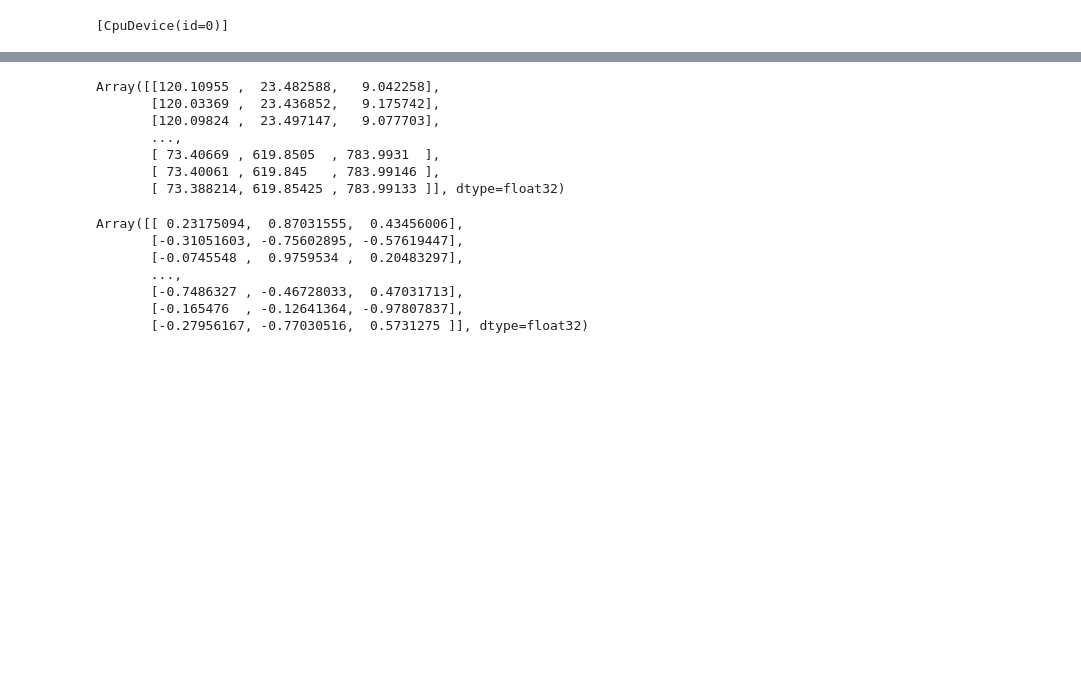
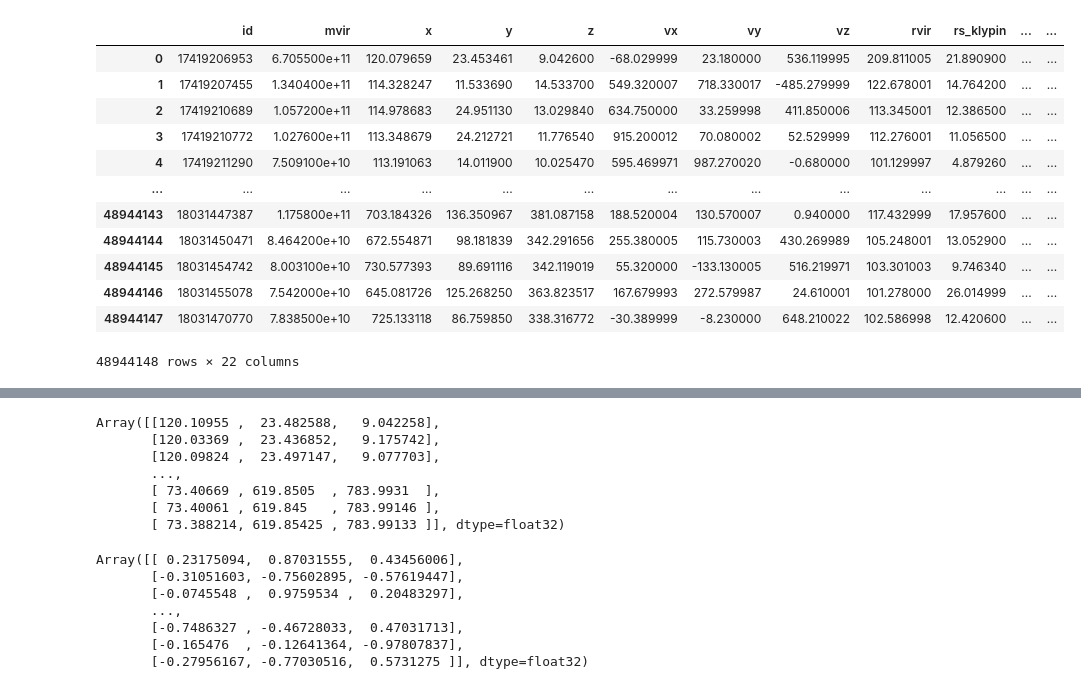
Before and after one commit to rpaviot/NRV_HOD, a Jupyter notebook: HOD_NRV2_part2.ipynb, the cells around one changed output, grey strips where cells are left out. Saved outputs shown, nothing was run; the diff lists cells and outputs as text; code cells hidden in the pictures; blank space fills up the shorter version.

```diff
--- a/HOD_NRV2_part2.ipynb
+++ b/HOD_NRV2_part2.ipynb
@@ -23,0 +23,3 @@ halo = pd.read_parquet('/Users/ler13nrv/Documents/halo_catalogue.parquet')
+# %%
+halo = pd.read_parquet('')
+from dataclasses import make_dataclass
@@ -31,7 +118,5 @@ Index(['id', 'mvir', 'x', 'y', 'z', 'vx', 'vy', 'vz', 'rvir', 'rs_klypin',
 # %%
-jax.devices()
+df2 = halo_catalogue[halo_catalogue.mvir > 2000]
-# %% [output]
-[CpuDevice(id=0)]
 # %%
 b = np.column_stack([halo.b_x,halo.b_y,halo.b_z])
 a = np.column_stack([halo.a_x,halo.a_y,halo.a_z])
@@ -228,0 +330,16 @@ def dispersion_velocities_satellites(key, halo_velocities, vrms_h, satellite_cou
+# %%
+halo
+# %% [output]
+|  | id | mvir | x | y | z | vx | vy | vz | rvir | rs_klypin | ... | ... |
+| 0 | 17419206953 | 6.705500e+11 | 120.079659 | 23.453461 | 9.042600 | -68.029999 | 23.180000 | 536.119995 | 209.811005 | 21.890900 | ... | ... |
+| 1 | 17419207455 | 1.340400e+11 | 114.328247 | 11.533690 | 14.533700 | 549.320007 | 718.330017 | -485.279999 | 122.678001 | 14.764200 | ... | ... |
+| 2 | 17419210689 | 1.057200e+11 | 114.978683 | 24.951130 | 13.029840 | 634.750000 | 33.259998 | 411.850006 | 113.345001 | 12.386500 | ... | ... |
+| 3 | 17419210772 | 1.027600e+11 | 113.348679 | 24.212721 | 11.776540 | 915.200012 | 70.080002 | 52.529999 | 112.276001 | 11.056500 | ... | ... |
+| 4 | 17419211290 | 7.509100e+10 | 113.191063 | 14.011900 | 10.025470 | 595.469971 | 987.270020 | -0.680000 | 101.129997 | 4.879260 | ... | ... |
+| ... | ... | ... | ... | ... | ... | ... | ... | ... | ... | ... | ... | ... |
+| 48944143 | 18031447387 | 1.175800e+11 | 703.184326 | 136.350967 | 381.087158 | 188.520004 | 130.570007 | 0.940000 | 117.432999 | 17.957600 | ... | ... |
+| 48944144 | 18031450471 | 8.464200e+10 | 672.554871 | 98.181839 | 342.291656 | 255.380005 | 115.730003 | 430.269989 | 105.248001 | 13.052900 | ... | ... |
+| 48944145 | 18031454742 | 8.003100e+10 | 730.577393 | 89.691116 | 342.119019 | 55.320000 | -133.130005 | 516.219971 | 103.301003 | 9.746340 | ... | ... |
+| 48944146 | 18031455078 | 7.542000e+10 | 645.081726 | 125.268250 | 363.823517 | 167.679993 | 272.579987 | 24.610001 | 101.278000 | 26.014999 | ... | ... |
+| 48944147 | 18031470770 | 7.838500e+10 | 725.133118 | 86.759850 | 338.316772 | -30.389999 | -8.230000 | 648.210022 | 102.586998 | 12.420600 | ... | ... |
+48944148 rows × 22 columns
```
Also changed, not shown: parts of 23 cells of this notebook, 4 other files.
